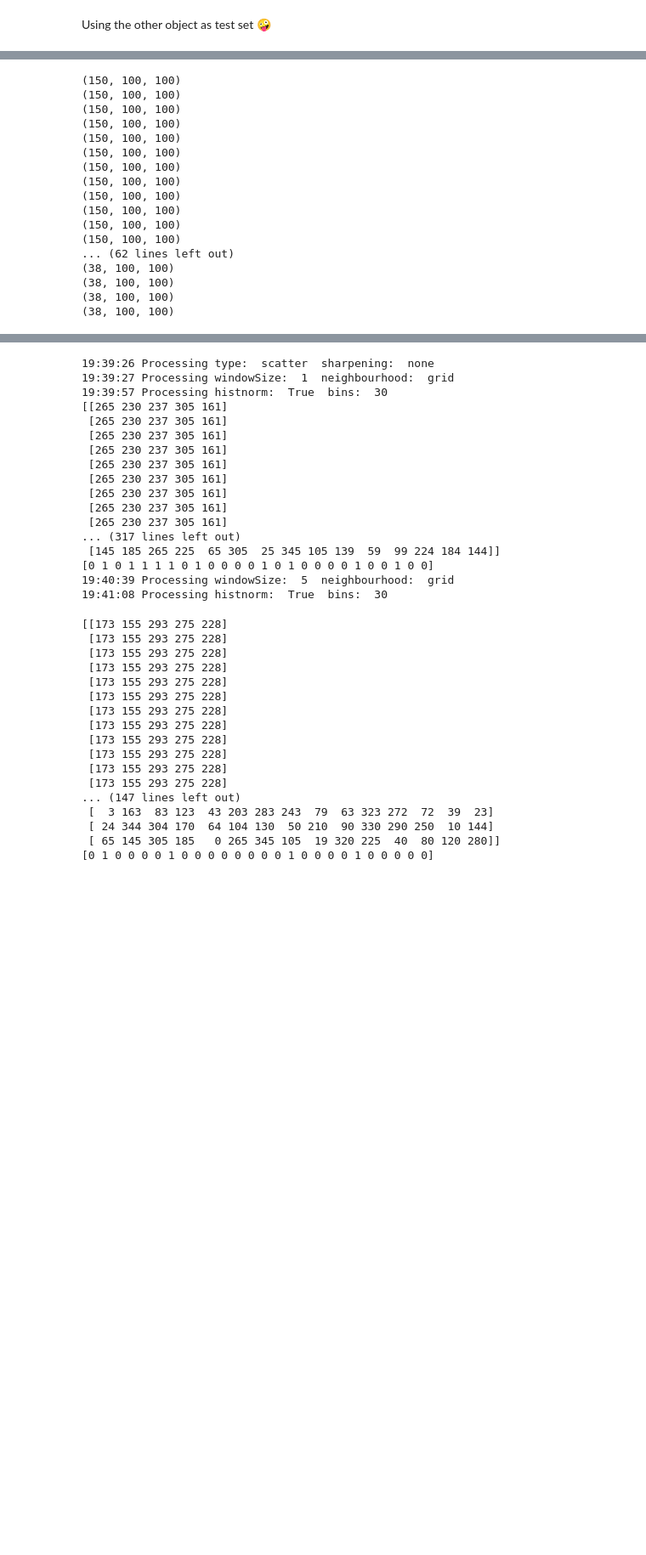
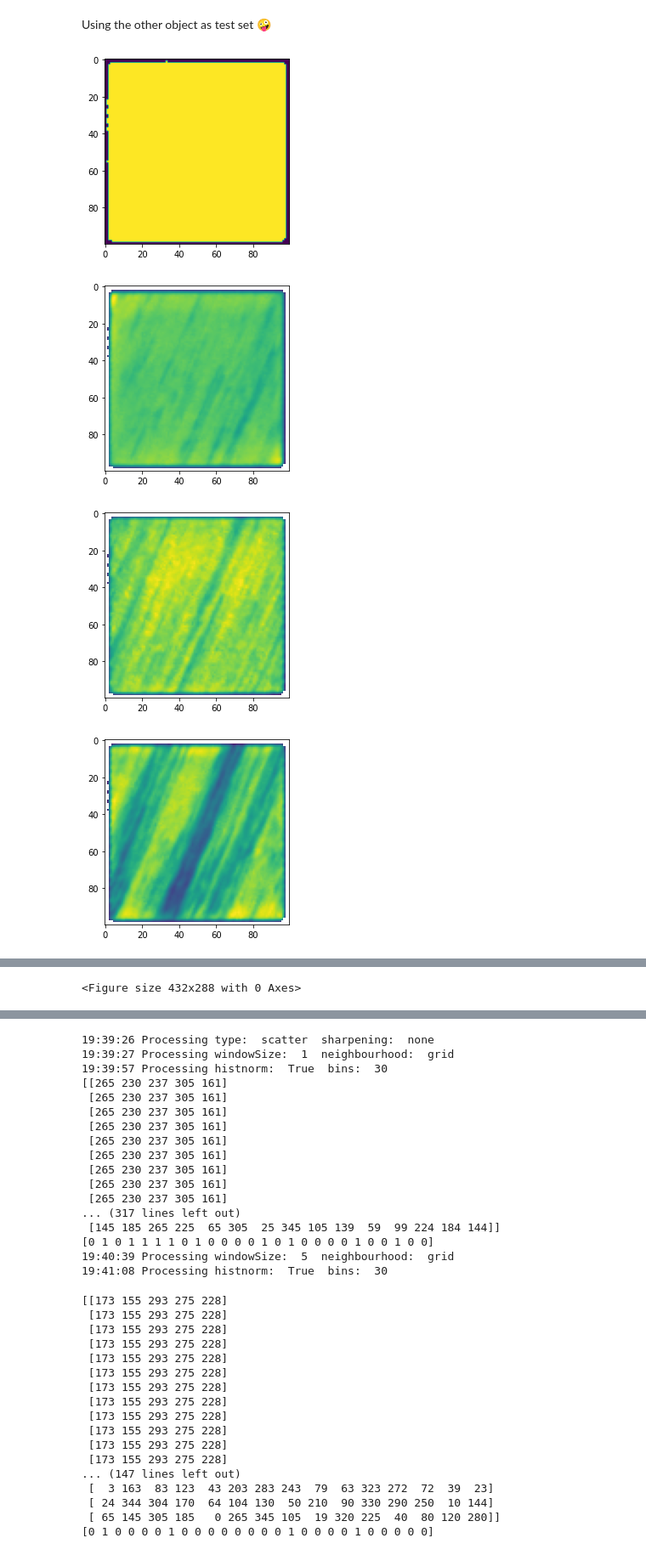
Before and after one commit to ErikSievers/thesis, a Jupyter notebook: final-notebook-v3.ipynb, the cells around one changed output, grey strips where cells are left out. Shown at 85% size. Saved outputs shown, nothing was run; the diff lists cells and outputs as text; code cells hidden in the pictures; blank space fills up the shorter version.

```diff
--- a/final-notebook-v3.ipynb
+++ b/final-notebook-v3.ipynb
@@ -46,32 +46,47 @@ segmentdf.insert(1, "Label", np.where(segmentdf.Porosity > porositythreshold, 1,
 segmentdf.drop(segmentdf[(segmentdf.Label == 1) & (segmentdf.VED > 50)].index, inplace=True)
 segmentdf.reset_index(drop=True, inplace=True)
 
 objectinfo.drop(objectinfo[objectinfo.Label == 'KH'].index, inplace=True)
 objectinfo.replace('GOOD', 0, inplace=True)
 objectinfo.replace('LOF', 1, inplace=True)
 objectinfo.reset_index(drop=True, inplace=True)
 
 objects = np.full((len(objectinfo), endlayer, objectheight, objectwidth), np.nan)
 
 for index, object in objectinfo.iterrows():
     objects[index] = integrals[:, object.ystart:object.yend, object.xstart:object.xend]
 
 rtn = np.full(objects.shape, np.nan)
 aggregate = np.sum(objects, axis=(0))
 
 emptyRatio = 30
 limit = np.percentile(aggregate, emptyRatio)
 testmask = aggregate >= limit
-for index, object in objectinfo.iterrows():
-    objects[index] = objects[index][~testmask] = np.nan
+for object in objects:
+    object[~testmask] = np.nan
+plt.imshow(testmask[0])
+plt.figure()
+plt.imshow(objects[0][0])
+plt.figure()
+plt.imshow(objects[1][0])
+plt.figure()
+plt.imshow(objects[2][0])
+plt.figure()
+plt.imshow(objects[3][0])
+plt.figure()
 testobjects = [object[vsegments[i]:vsegments[i+1]] for object in objects for i in reversed(range(0, len(vsegments)-1))]
 
 testobjectinfo = objectinfo
 testsegmentinfo = segmentdf
 
 del objects
 del objectinfo
 del coorddf
 del objectCoordinates
 del paths_sorted
 del integrals
+# %% [output]
+[figure, added]
+[figure, added]
+[figure, added]
+[figure, added]
@@ -78,20 +94 @@ del integrals
+<Figure size 432x288 with 0 Axes>
-# %%
-plt.imshow()
-# %% [output]
-(150, 100, 100)
-(150, 100, 100)
-(150, 100, 100)
-(150, 100, 100)
-(150, 100, 100)
-(150, 100, 100)
-(150, 100, 100)
-(150, 100, 100)
-(150, 100, 100)
-(150, 100, 100)
-(150, 100, 100)
-(150, 100, 100)
-... (62 lines left out)
-(38, 100, 100)
-(38, 100, 100)
-(38, 100, 100)
-(38, 100, 100)
```
Also changed, not shown: parts of 3 cells of this notebook.
